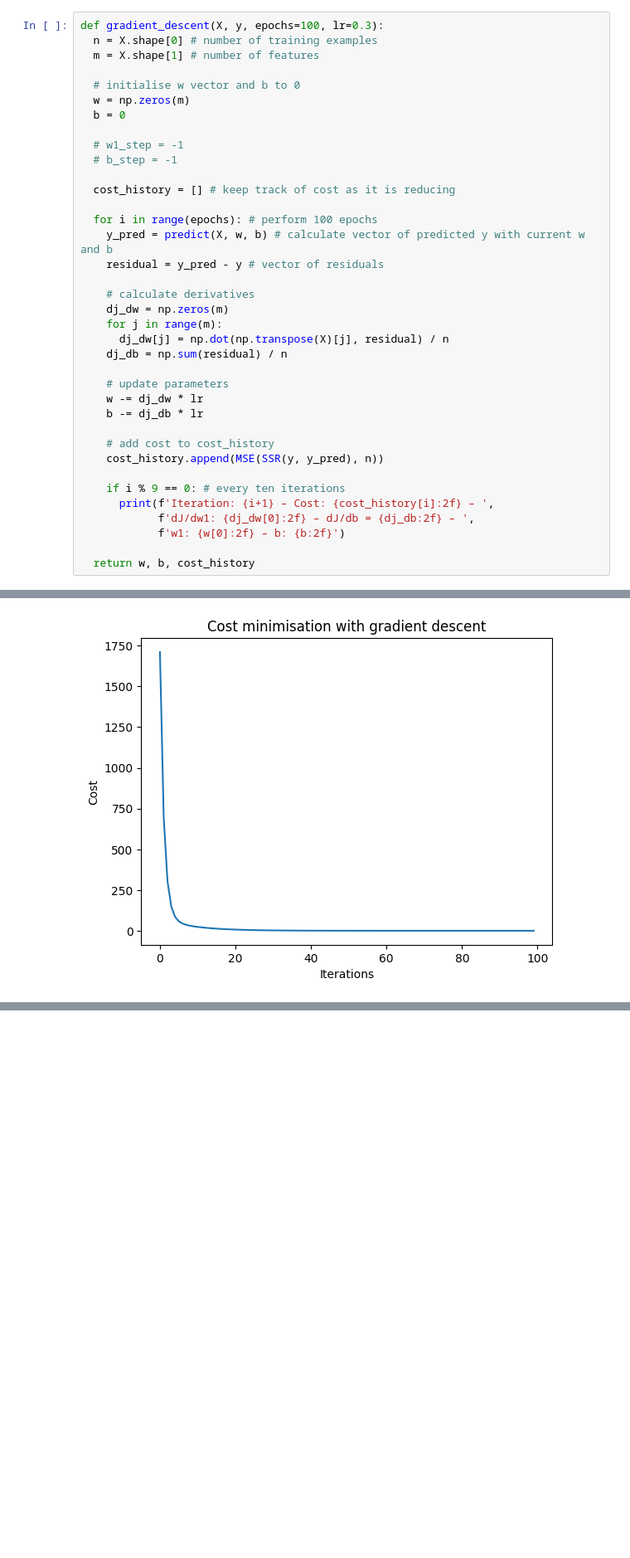
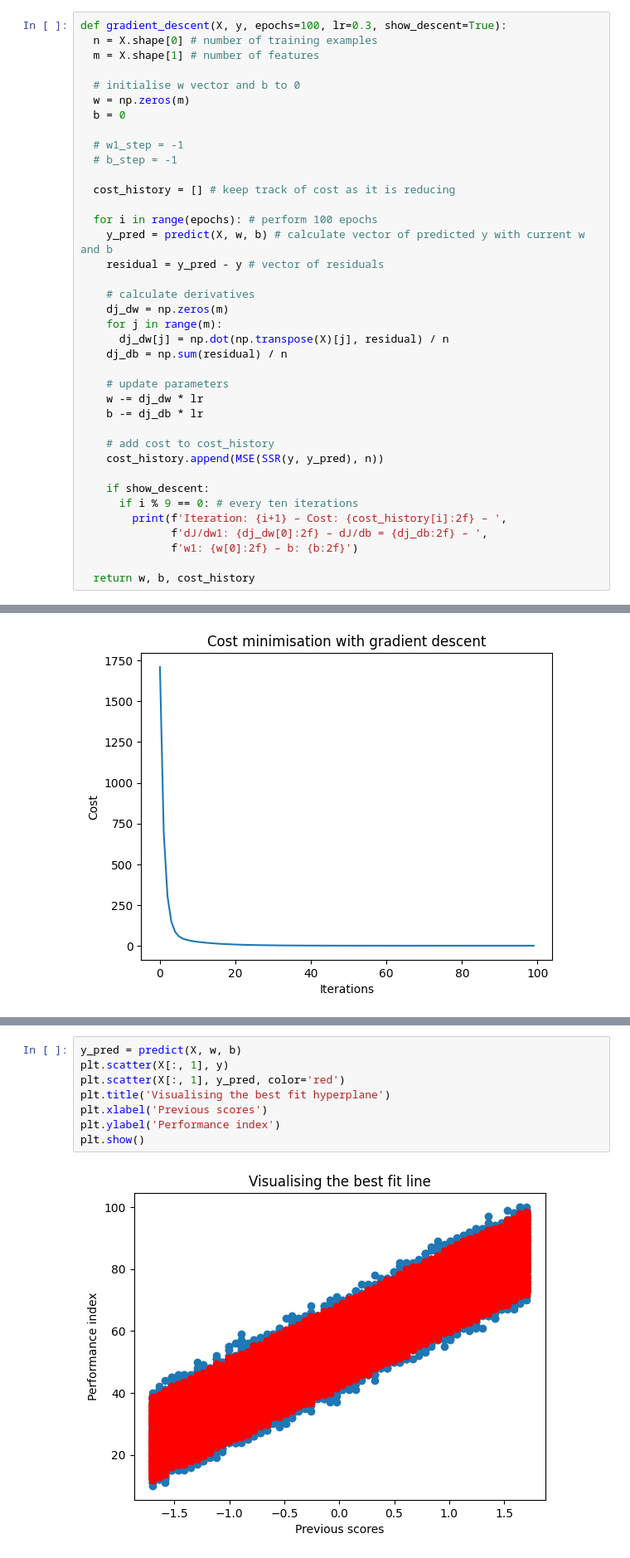
Before and after one commit to mikhail-mat/statquest-illustrated-guide, a Jupyter notebook: StatQuest.ipynb, the cells around one changed output, grey strips where cells are left out. Shown at 83% size. Cells and saved outputs as stored; diff of their text form; blank space fills up the shorter version.

```diff
--- a/StatQuest.ipynb
+++ b/StatQuest.ipynb
@@ -99,7 +99,7 @@ def predict(X, w, b):
     y_pred[i] = np.dot(X[i], w) + b # training example := dot product of X row and w vector
   return y_pred
 # %%
-def gradient_descent(X, y, epochs=100, lr=0.3):
+def gradient_descent(X, y, epochs=100, lr=0.3, show_descent=True):
   n = X.shape[0] # number of training examples
   m = X.shape[1] # number of features
 
@@ -129,10 +129,11 @@ def gradient_descent(X, y, epochs=100, lr=0.3):
     # add cost to cost_history
     cost_history.append(MSE(SSR(y, y_pred), n))
 
-    if i % 9 == 0: # every ten iterations
-      print(f'Iteration: {i+1} – Cost: {cost_history[i]:2f} – ',
-            f'dJ/dw1: {dj_dw[0]:2f} – dJ/db = {dj_db:2f} – ',
-            f'w1: {w[0]:2f} – b: {b:2f}')
+    if show_descent:
+      if i % 9 == 0: # every ten iterations
+        print(f'Iteration: {i+1} – Cost: {cost_history[i]:2f} – ',
+              f'dJ/dw1: {dj_dw[0]:2f} – dJ/db = {dj_db:2f} – ',
+              f'w1: {w[0]:2f} – b: {b:2f}')
 
   return w, b, cost_history
 # %%
@@ -171 +162,11 @@ model = LinearRegression()
+# %%
+y_pred = predict(X, w, b)
+plt.scatter(X[:, 1], y)
+plt.scatter(X[:, 1], y_pred, color='red')
+plt.title('Visualising the best fit hyperplane')
+plt.xlabel('Previous scores')
+plt.ylabel('Performance index')
+plt.show()
+# %% [output]
+[figure, added]
 # %%
```
Also changed, not shown: parts of 6 cells of this notebook.
